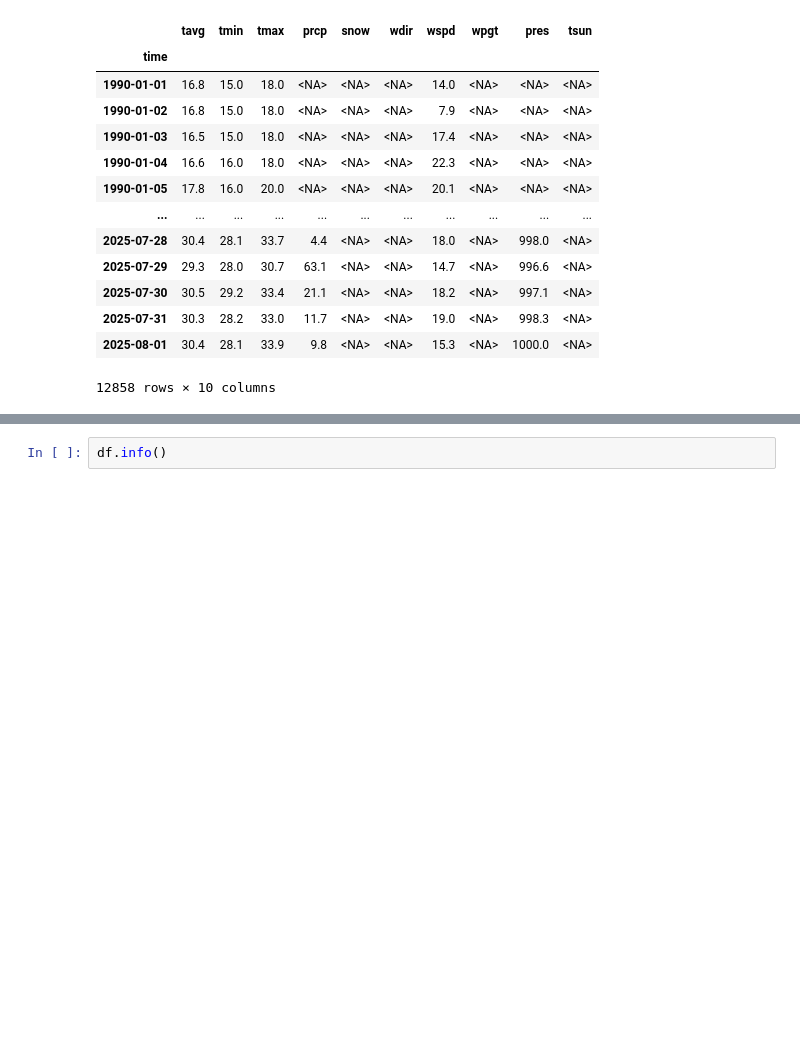
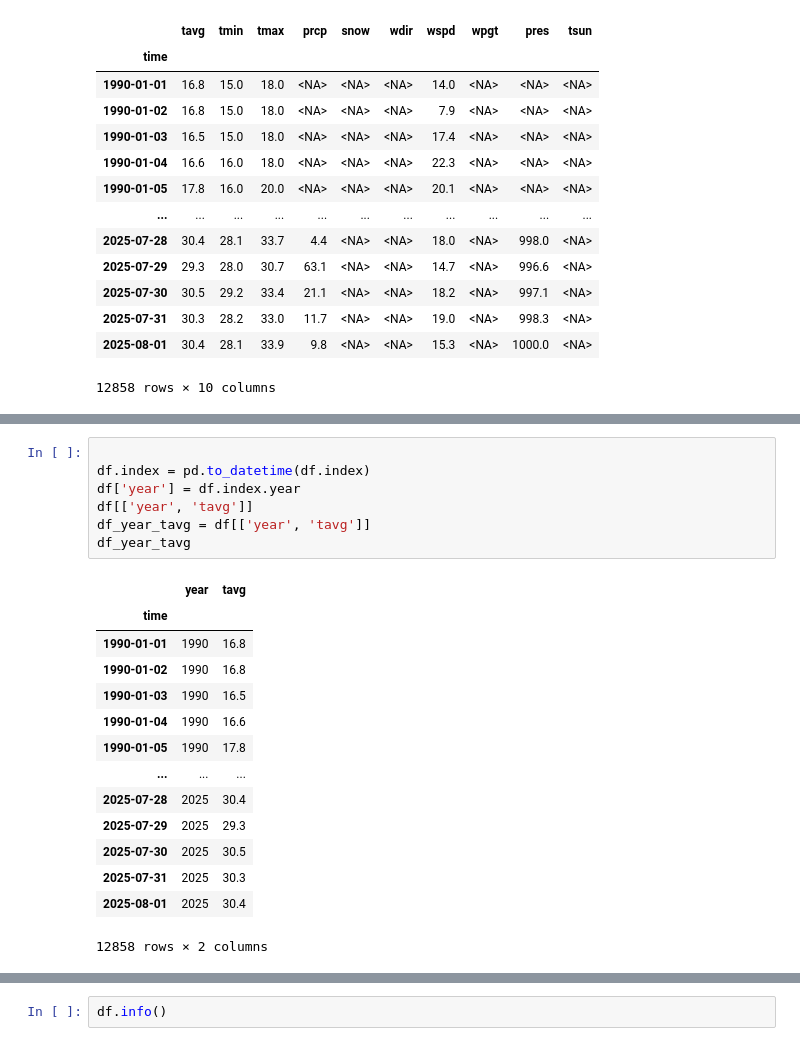
Before and after one commit to AlexWonghh/Weather-analysis, a Jupyter notebook: 25_8_2025_.ipynb, the cells around one changed output, grey strips where cells are left out. Cells and saved outputs as stored; diff of their text form; blank space fills up the shorter version.

```diff
--- a/25_8_2025_.ipynb
+++ b/25_8_2025_.ipynb
@@ -54,0 +68,22 @@ time
+# %%
+
+df.index = pd.to_datetime(df.index)
+df['year'] = df.index.year
+df[['year', 'tavg']]
+df_year_tavg = df[['year', 'tavg']]
+df_year_tavg
+# %% [output]
+|  | year | tavg |
+| time |  |  |
+| 1990-01-01 | 1990 | 16.8 |
+| 1990-01-02 | 1990 | 16.8 |
+| 1990-01-03 | 1990 | 16.5 |
+| 1990-01-04 | 1990 | 16.6 |
+| 1990-01-05 | 1990 | 17.8 |
+| ... | ... | ... |
+| 2025-07-28 | 2025 | 30.4 |
+| 2025-07-29 | 2025 | 29.3 |
+| 2025-07-30 | 2025 | 30.5 |
+| 2025-07-31 | 2025 | 30.3 |
+| 2025-08-01 | 2025 | 30.4 |
+12858 rows × 2 columns
```
Also changed, not shown: parts of 12 cells of this notebook.
